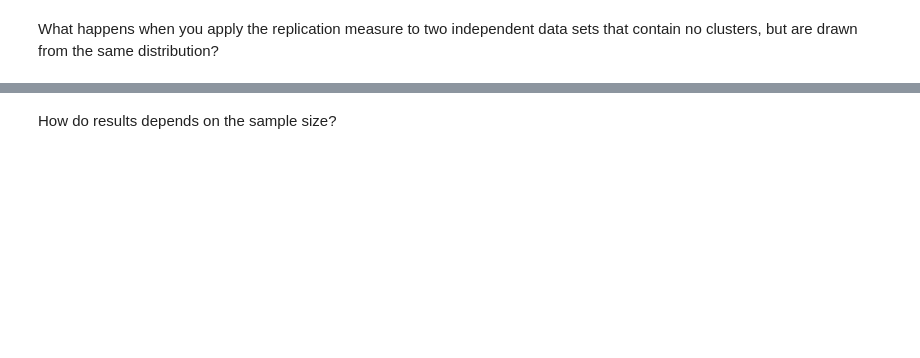
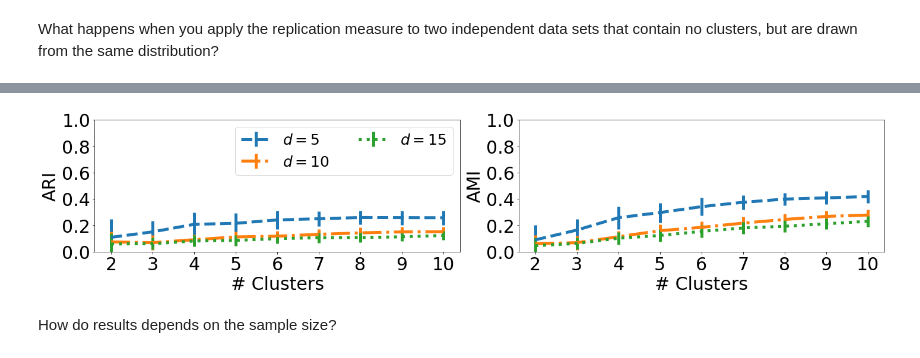
Before and after one commit to lorenzomasoero/clustering_replicability, a Jupyter notebook: synthetic_data/final_appendix.ipynb, the cells around one changed output, grey strips where cells are left out. Drawn from its saved outputs; the diff is of its cells as text; code cells hidden in the pictures; blank space fills up the shorter version.

```diff
--- a/synthetic_data/final_appendix.ipynb
+++ b/synthetic_data/final_appendix.ipynb
@@ -26,63 +87,21 @@ What happens when you apply the replication measure to two independent data sets
 # %%
-# seed = 42
-# d = 5
-# np.random.seed(seed)
+### SCALING IN d - how do scores change for increasingly large dimension?
 
-# num_boots = 100
-# max_cluster_number = 15
-N_ls = np.linspace(50, 500, 4, dtype = int)
-# ari_ls, ami_ls = np.zeros([len(N_ls), max_cluster_number-1, num_boots]), np.zeros([len(N_ls), max_cluster_number-1, num_boots])
-# for _, N in enumerate(N_ls):
-#     X, Y = np.random.multivariate_normal(mean = np.zeros(d), cov = np.eye(d), size = N), np.random.multivariate_normal(mean = np.zeros(d), cov = np.eye(d), size = N)
-#     ari, ami, true_labels, predicted_labels = run_exercise_1_kmeans(X, Y, num_boots, max_cluster_number)
-#     ari_ls[_] = ari
-#     ami_ls[_] = ami
+'''
+    SETUP PARAMETERS FOR SYNTHETIC DATA GENERATION
+'''
 
-# np.save('Additional_Experiments/no_clusters_ari', ari_ls)
-# np.save('Additional_Experiments/no_clusters_ami', ami_ls)
+seed = 42 # pseudo RNG
+d_ls = [2,5,10,15] # dimensionalities
+# np.random.seed(seed) # set seed
+# num_boots = 100 # number of bootstrap draws
+max_cluster_number = 10 # maximum number of clusters
+N=200 # sample size
 
-ari_ls = np.load('Additional_Experiments/no_clusters_ari.npy')
-ami_ls = np.load('Additional_Experiments/no_clusters_ami.npy')
-linestyles = ['-', '--', '-.', ':']
+'''
+    DRAW DATA
+'''
 
-plt.figure(figsize = (23,4.5))
-plt.subplot(121)
-for _, N in enumerate(N_ls):
-    if _ == 0:
-        pass
-    else:
-        plt.errorbar(x=np.arange(2,len(ari_ls[_])+2), y=ari_ls[_].mean(axis = 1),yerr=ari_ls[_].std(axis = 1), linestyle = linestyles[_], lw = 5, label = r'$n=$'+str(N))
-plt.legend(ncol = 3, fontsize = 25)
-plt.ylim([0,1])
-plt.xlabel('# Clusters', fontsize= 30)
-plt.ylabel('ARI', fontsize = 30)
-plt.xticks(fontsize = 30)
-plt.yticks(fontsize = 30)
-
-
-plt.subplot(122)
-for _, N in enumerate(N_ls):
-    if _ == 0:
-        pass
-    else:
-        plt.errorbar(x=np.arange(2,len(ami_ls[_])+2), y=ami_ls[_].mean(axis = 1),yerr=ami_ls[_].std(axis = 1), linestyle = linestyles[_], lw = 5, label = r'$N=$'+str(N))
-plt.xlabel('# Clusters', fontsize= 30)
-plt.ylabel('AMI', fontsize = 30)
-plt.xticks(fontsize = 30)
-plt.yticks(fontsize = 30)
-plt.ylim([0,1])
-plt.tight_layout()
-plt.savefig('Plots/no_clustering.pdf', dpi = 1000, bbox_inches = 'tight')
-plt.show()
-
-seed = 42
-d_ls = [2,5,10,15]
-# np.random.seed(seed)
-
-# num_boots = 100
-max_cluster_number = 10
-
-# N=200
 # ari_ls, ami_ls = np.zeros([len(d_ls), max_cluster_number-1, num_boots]), np.zeros([len(d_ls), max_cluster_number-1, num_boots])
 
 # for _, d in tqdm_notebook(enumerate(d_ls)):
@@ -92,41 +111,56 @@ max_cluster_number = 10
 #     ari_ls[_] = ari
 #     ami_ls[_] = ami
 
+'''
+    SAVE RESULTS
+'''
+
 # np.save('Additional_Experiments/no_clusters_ari_scaling_d', ari_ls)
 # np.save('Additional_Experiments/no_clusters_ami_scaling_d', ami_ls)
+
+'''
+    LOAD RESULTS
+'''
+
 ari_ls = np.load('Additional_Experiments/no_clusters_ari_scaling_d.npy')
 ami_ls = np.load('Additional_Experiments/no_clusters_ami_scaling_d.npy')
+
+'''
+    PLOTTING
+'''
 
 linestyles = ['-', '--', '-.', ':']
 plt.figure(figsize = (20,4.5))
 plt.subplot(121)
 for _, d in enumerate(d_ls):
     if _ == 0:
         pass
     else:
         plt.errorbar(x=np.arange(2,len(ari_ls[_])+2), y=ari_ls[_].mean(axis = 1),yerr=ari_ls[_].std(axis = 1), linestyle = linestyles[_], lw = 5, label = r'$d=$'+str(d))
 plt.legend(ncol = 2, fontsize = 25)
 plt.ylim([0,1])
 plt.xlabel('# Clusters', fontsize= 30)
 plt.ylabel('ARI', fontsize = 30)
 plt.xticks(np.arange(2,max_cluster_number+1,dtype = int), fontsize = 30)
 plt.yticks(fontsize = 30)
 
 
 plt.subplot(122)
 for _, d in enumerate(d_ls):
     if _ == 0:
         pass
     else:
         plt.errorbar(x=np.arange(2,len(ami_ls[_])+2), y=ami_ls[_].mean(axis = 1),yerr=ami_ls[_].std(axis = 1), linestyle = linestyles[_], lw = 5, label = r'$d=$'+str(d))
 plt.xlabel('# Clusters', fontsize= 30)
 plt.ylabel('AMI', fontsize = 30)
 plt.xticks(np.arange(2,max_cluster_number+1,dtype = int), fontsize = 30)
 plt.yticks(fontsize = 30)
 plt.ylim([0,1])
 plt.tight_layout()
 plt.savefig('Additional_Experiments/no_clustering_scaling_d.pdf', dpi = 1000, bbox_inches = 'tight')
 plt.show()
+# %% [output]
+[figure, added]
 # %% [markdown]
 How do results depends on the sample size?
 # %%
```
Also changed, not shown: parts of 6 cells of this notebook, 24 other files.
